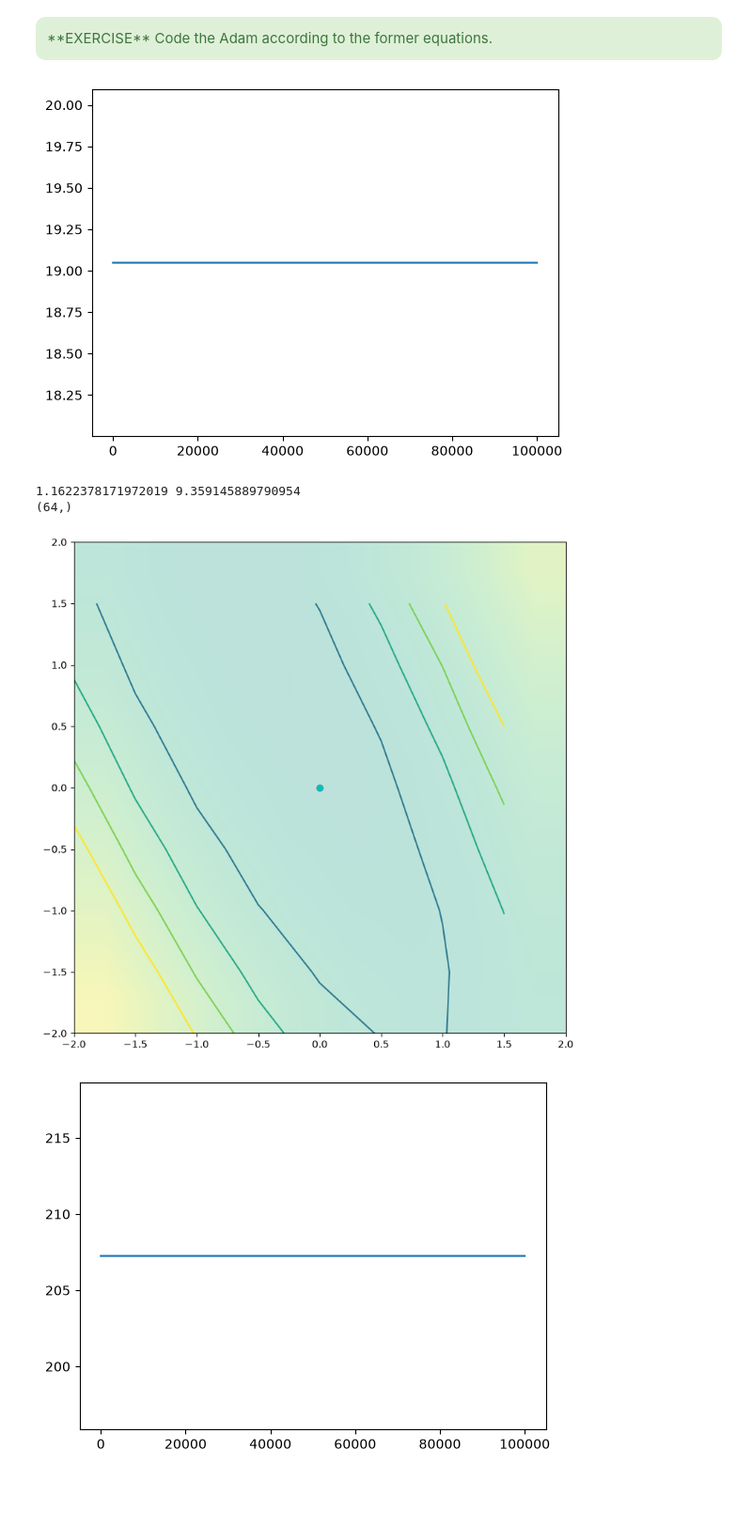
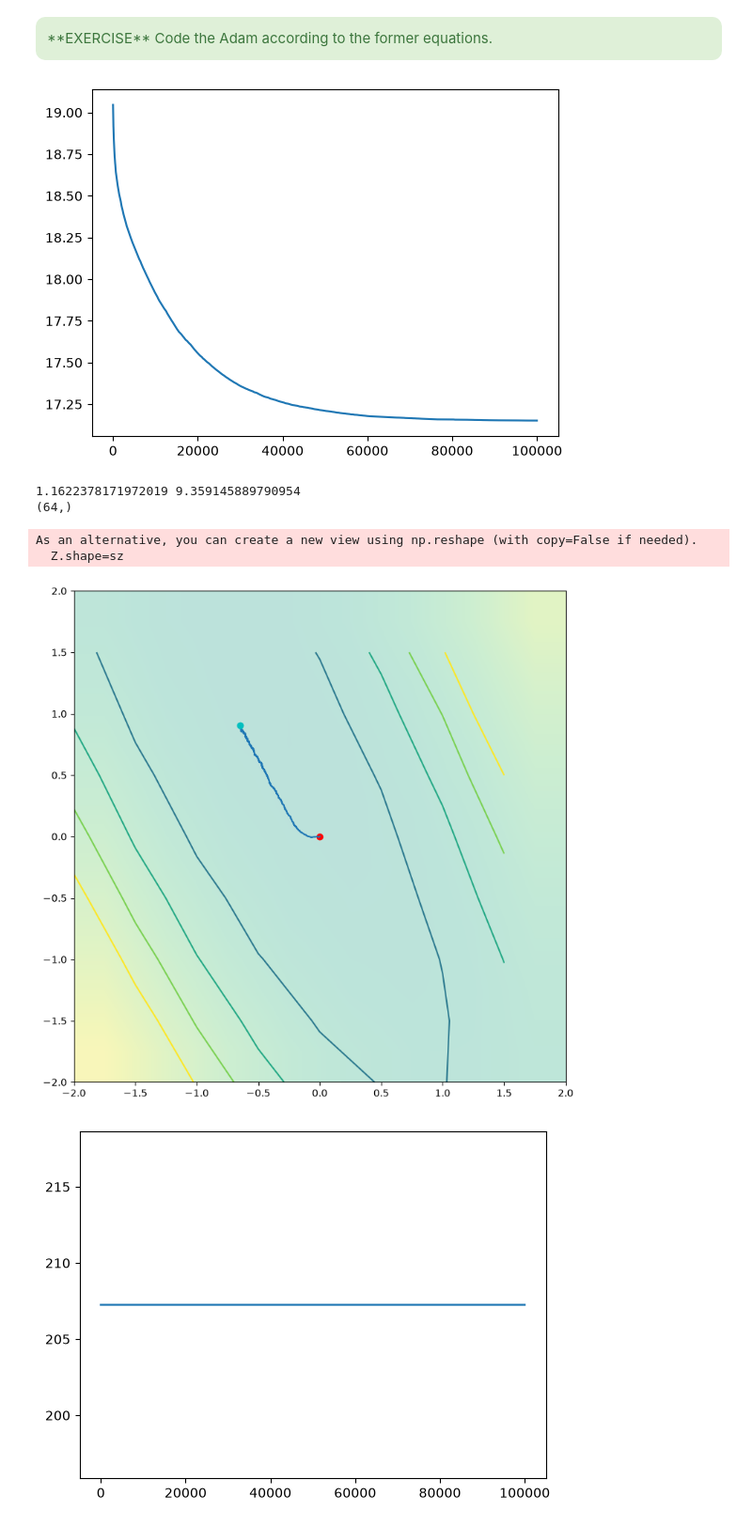
Before and after one commit to GCGCepi/Master_FPoDS, a Jupyter notebook: Machine Learning/Teoria/Pill 7/Pill7 Optimization/pill7_Stochastic_Subgradient_Methods_student.ipynb, the cells around one changed output. Shown at 94% size. Drawn from its saved outputs; the diff is of its cells as text; code cells hidden in the pictures; blank space fills up the shorter version.

```diff
--- a/Machine Learning/Teoria/Pill 7/Pill7 Optimization/pill7_Stochastic_Subgradient_Methods_student.ipynb
+++ b/Machine Learning/Teoria/Pill 7/Pill7 Optimization/pill7_Stochastic_Subgradient_Methods_student.ipynb
@@ -581,7 +589,9 @@ for k in range(1,n_iters):
     y_sample = y_train[i,:]
     g_tilde = -2*np.dot(x_sample,(y_sample-np.dot(x_sample.T,w)))
 
-    ### PUT YOUR CODE FOR w UPDATE HERE
+    #accumulate the direction (inertia) and move along it
+    m = momentum*m - step*g_tilde
+    w = w + m
 
     #Keep the best weight up to that point
     J=np.sum((np.dot(X.T,w)-y_train)*(np.dot(X.T,w)-y_train))
@@ -755,35 +775,40 @@ Jopt = 9e16
 wopt = w
 mbatch_size=10
 step = 0.0001
 epsilon = 1e-16
 D = w
 m = w
 g1 = 0.9
 g2 = 0.999
 for k in range(1,n_iters):
     #get a noisy gradient by just taking one data point at random and get the instantaneous gradient
 
     i = np.random.randint(0,X.shape[1],size=mbatch_size)
     x_sample = X[:,i]
     y_sample = y_train[i,:]
     g_tilde = -2*np.dot(x_sample,(y_sample-np.dot(x_sample.T,w)))
 
-    #### YOUR ADAM CODE HERE
+    #momentum: decaying average of the (negative) gradients
+    m = g1*m - (1-g1)*g_tilde
+    #adagrad-like scaling: decaying average of the squared gradients
+    D = g2*D + (1-g2)*g_tilde*g_tilde
+
+    w = w + step * m / np.sqrt(D + epsilon)
 
     #Keep the best weight up to that point
     J=np.sum((np.dot(X.T,w)-y_train)*(np.dot(X.T,w)-y_train))
     if J<Jopt:
         wopt = w
         Jopt = J
     conv.append(Jopt)
     wpath.append(w)
     #Project if needed
     ## Add your projection code here
 
 plt.plot(conv)
 plt.show()
 # %% [output]
-[figure, old version]
+[figure, new version]
 # %%
 
 #order = np.Inf
@@ -813,7 +838,9 @@ plt.show()
 # %% [output]
 1.1622378171972019 9.359145889790954
 (64,)
+As an alternative, you can create a new view using np.reshape (with copy=False if needed).
+  Z.shape=sz
-[figure, old version]
+[figure, new version]
 # %%
 X = np.c_[np.ones((15,1)),x_train,x_train**2,x_train**3,x_train**4,x_train**5,x_train**6,x_train**7,x_train**8,x_train**9,x_train**10].T
 import numpy as np
```
Also changed, not shown: parts of 7 cells of this notebook, 2 other files.
